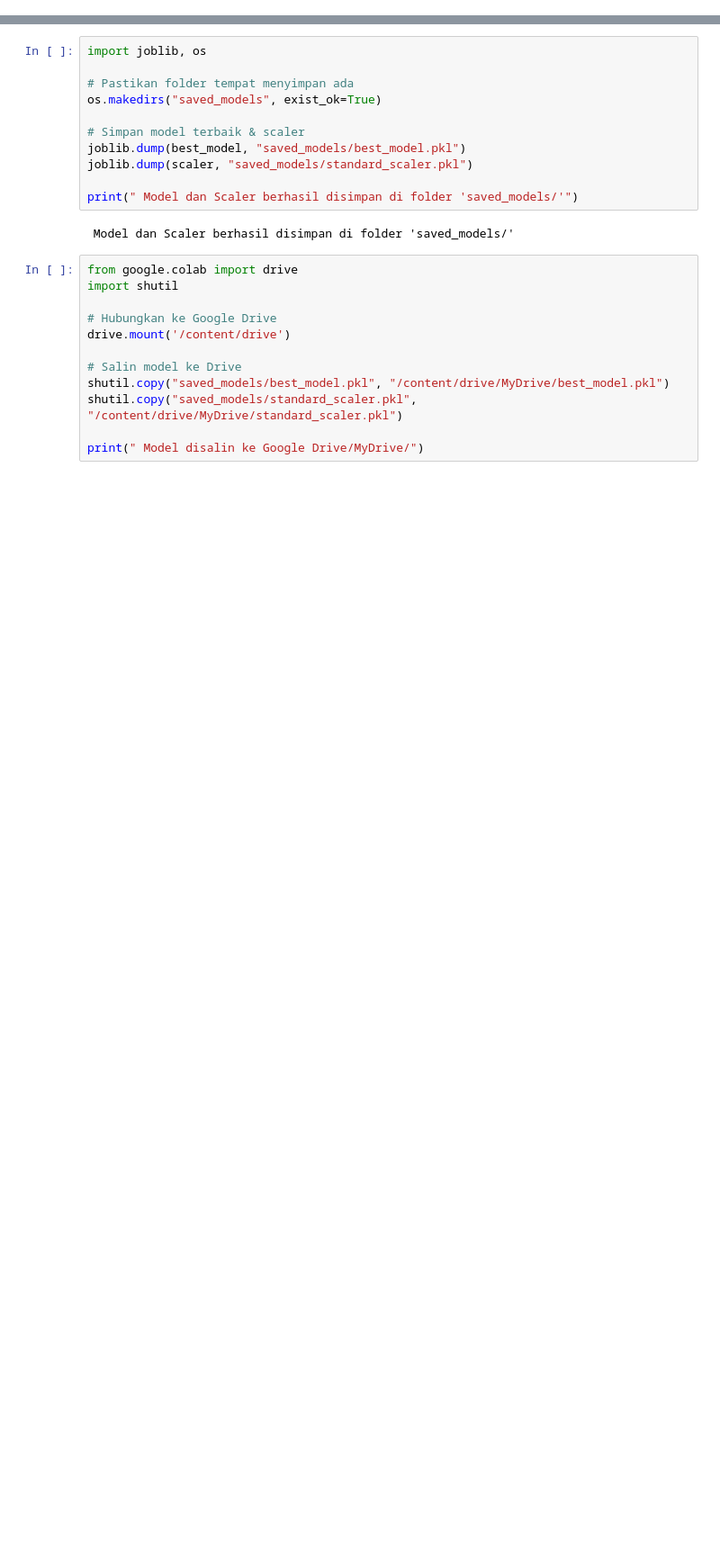
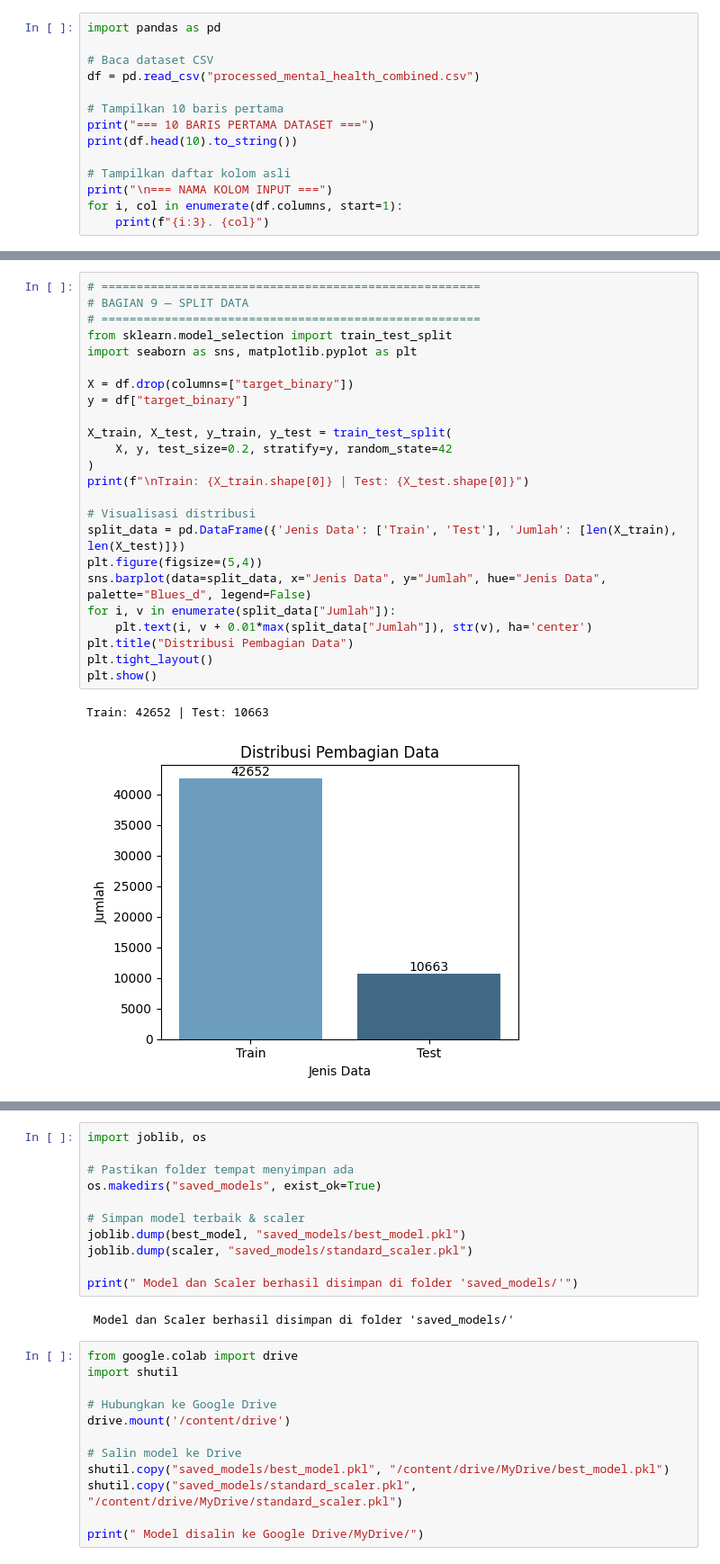
Before and after one commit to EfandraEka/SISTEM-PREDICTION-MENTAL-HEALTH, a Jupyter notebook: PERCOBAAN_3.ipynb, the cells around one changed output, grey strips where cells are left out. Shown at 90% size. Drawn from its saved outputs; the diff is of its cells as text; blank space fills up the shorter version.

```diff
--- a/PERCOBAAN_3.ipynb
+++ b/PERCOBAAN_3.ipynb
@@ -483,0 +189,14 @@ best_model_loaded, scaler_loaded = load_best_model()
+# %%
+import pandas as pd
+
+# Baca dataset CSV
+df = pd.read_csv("processed_mental_health_combined.csv")
+
+# Tampilkan 10 baris pertama
+print("=== 10 BARIS PERTAMA DATASET ===")
+print(df.head(10).to_string())
+
+# Tampilkan daftar kolom asli
+print("\n=== NAMA KOLOM INPUT ===")
+for i, col in enumerate(df.columns, start=1):
+    print(f"{i:3}. {col}")
@@ -483,0 +221,27 @@ best_model_loaded, scaler_loaded = load_best_model()
+# %%
+# ======================================================
+# BAGIAN 9 — SPLIT DATA
+# ======================================================
+from sklearn.model_selection import train_test_split
+import seaborn as sns, matplotlib.pyplot as plt
+
+X = df.drop(columns=["target_binary"])
+y = df["target_binary"]
+
+X_train, X_test, y_train, y_test = train_test_split(
+    X, y, test_size=0.2, stratify=y, random_state=42
+)
+print(f"\nTrain: {X_train.shape[0]} | Test: {X_test.shape[0]}")
+
+# Visualisasi distribusi
+split_data = pd.DataFrame({'Jenis Data': ['Train', 'Test'], 'Jumlah': [len(X_train), len(X_test)]})
+plt.figure(figsize=(5,4))
+sns.barplot(data=split_data, x="Jenis Data", y="Jumlah", hue="Jenis Data", palette="Blues_d", legend=False)
+for i, v in enumerate(split_data["Jumlah"]):
+    plt.text(i, v + 0.01*max(split_data["Jumlah"]), str(v), ha='center')
+plt.title("Distribusi Pembagian Data")
+plt.tight_layout()
+plt.show()
+# %% [output]
+Train: 42652 | Test: 10663
+[figure, added]
```
Also changed, not shown: parts of 40 cells of this notebook.
